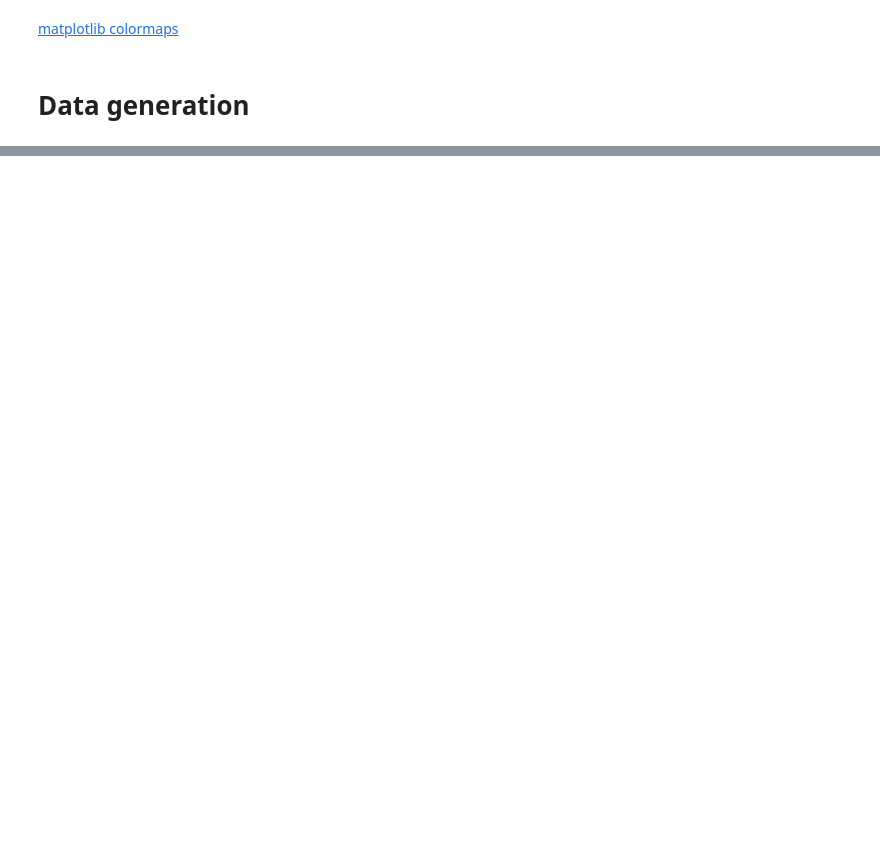
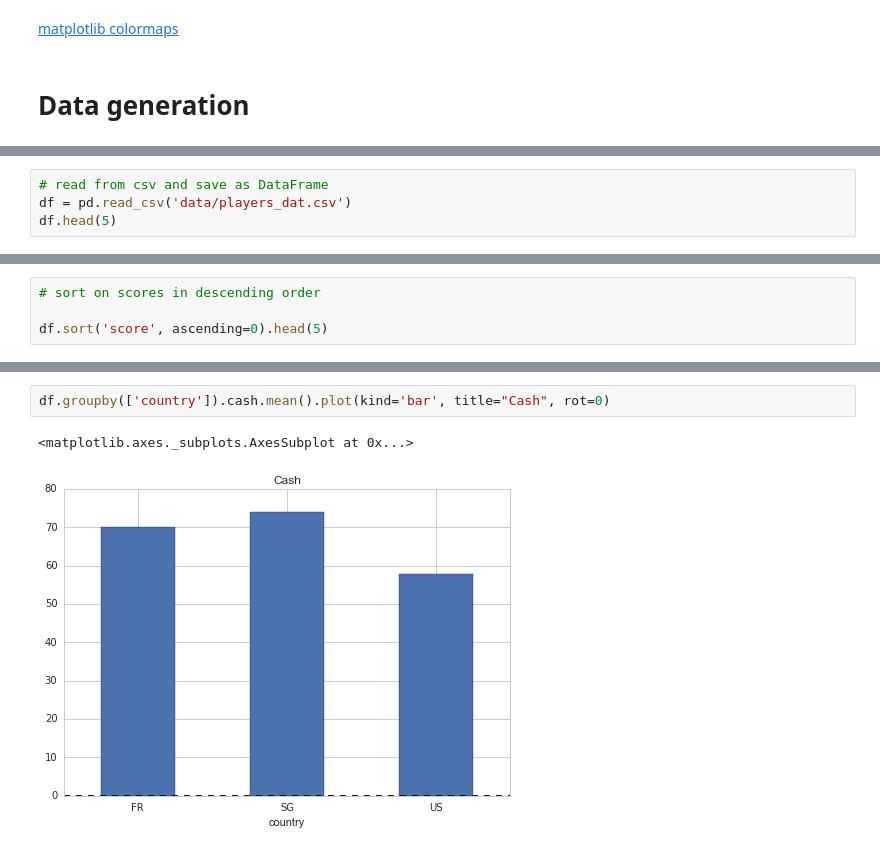
Before and after one commit to vanzaj/pytalks, a Jupyter notebook: 20150411_PyLadies_analytics/workshop.ipynb, the cells around one changed output, grey strips where cells are left out. Saved outputs shown, nothing was run; the diff lists cells and outputs as text; blank space fills up the shorter version.

```diff
--- a/20150411_PyLadies_analytics/workshop.ipynb
+++ b/20150411_PyLadies_analytics/workshop.ipynb
@@ -509,0 +570,4 @@ print(a, b)
+# %%
+# read from csv and save as DataFrame
+df = pd.read_csv('data/players_dat.csv')
+df.head(5)
@@ -509,0 +592,4 @@ print(a, b)
+# %%
+# sort on scores in descending order
+
+df.sort('score', ascending=0).head(5)
@@ -509,0 +663,5 @@ print(a, b)
+# %%
+df.groupby(['country']).cash.mean().plot(kind='bar', title="Cash", rot=0)
+# %% [output]
+<matplotlib.axes._subplots.AxesSubplot at 0x...>
+[figure, added]
```
Also changed, not shown: parts of 33 cells of this notebook, 1 other file.
